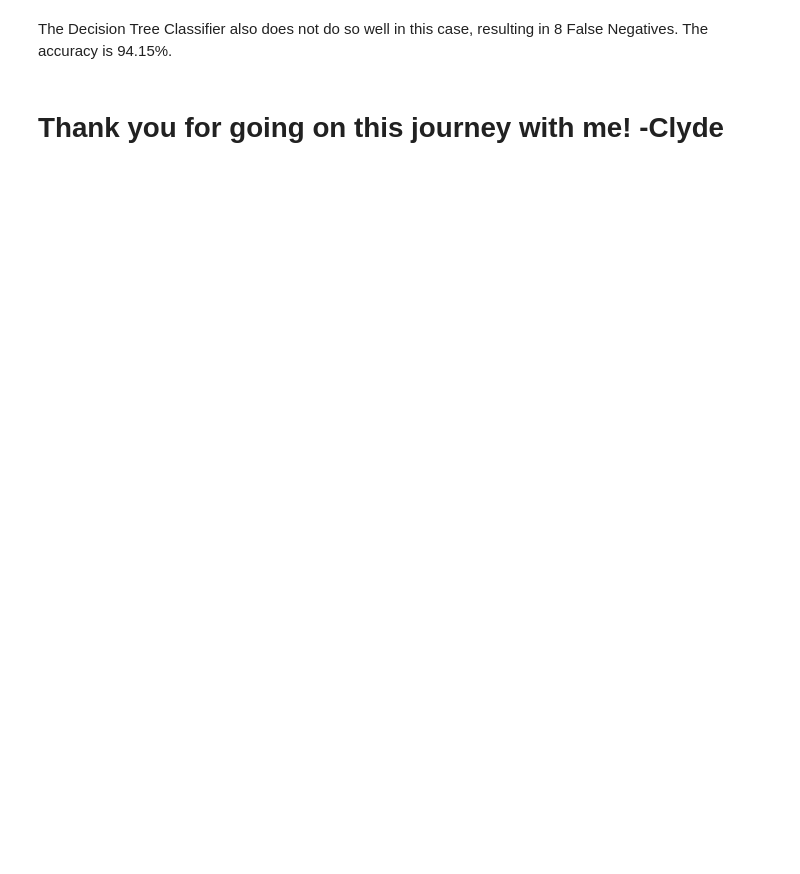
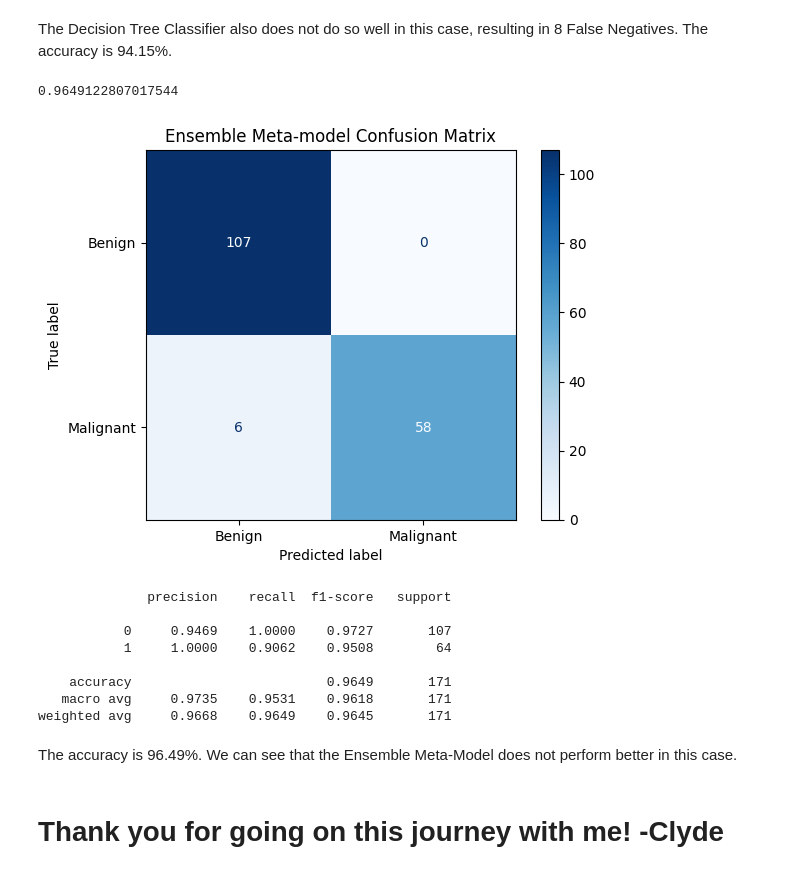
Before and after one commit to ClydeNarciso/breast-cancer-detection-using-supervised-learning, a Jupyter notebook: breast-cancer-detection-using-supervised-learning-algorithms.ipynb, the cells around one changed output. Cells and saved outputs as stored; diff of their text form; code cells hidden in the pictures; blank space fills up the shorter version.

Commit message:
Added an Ensemble Meta-Model

```diff
--- a/breast-cancer-detection-using-supervised-learning-algorithms.ipynb
+++ b/breast-cancer-detection-using-supervised-learning-algorithms.ipynb
@@ -317,4 +315,47 @@ weighted avg     0.9375    0.9357    0.9348       171
 # %% [markdown]
 The Decision Tree Classifier also does not do so well in this case, resulting in 8 False Negatives. The accuracy is 94.15%.
+# %%
+# Now let's try Ensemble and combine all our previous models!
+
+from sklearn.ensemble import VotingClassifier
+from sklearn.metrics import accuracy_score
+
+classifiers = [('KNeighborsClassifier', knn_cv),
+               ('Logistic Regression', lr_cv),
+               ('SVM', svm_cv),
+               ('DecisionTreeClassifier', dt_cv)]
+
+vc = VotingClassifier(estimators=classifiers)
+
+vc.fit(X_train_preprocessed, y_train)
+
+vc_y_pred = vc.predict(X_test_preprocessed)
+
+vc_accuracy = accuracy_score(y_test, vc_y_pred)
+
+print(vc_accuracy)
+# %% [output]
+0.9649122807017544
+# %%
+# Visualizing the results
+
+conf_matrix = confusion_matrix(y_test, vc_y_pred)
+disp = ConfusionMatrixDisplay(confusion_matrix=conf_matrix, display_labels=['Benign', 'Malignant'])
+disp.plot(cmap=plt.cm.Blues)
+plt.title('Ensemble Meta-model Confusion Matrix')
+plt.show()
+print(classification_report(y_test, vc_y_pred, digits=4))
+# %% [output]
+[figure, added]
+              precision    recall  f1-score   support
+
+           0     0.9469    1.0000    0.9727       107
+           1     1.0000    0.9062    0.9508        64
+
+    accuracy                         0.9649       171
+   macro avg     0.9735    0.9531    0.9618       171
+weighted avg     0.9668    0.9649    0.9645       171
+# %% [markdown]
+The accuracy is 96.49%. We can see that the Ensemble Meta-Model does not perform better in this case.
 # %% [markdown]
 # Thank you for going on this journey with me! -Clyde
```
Also changed, not shown: parts of 6 cells of this notebook.
